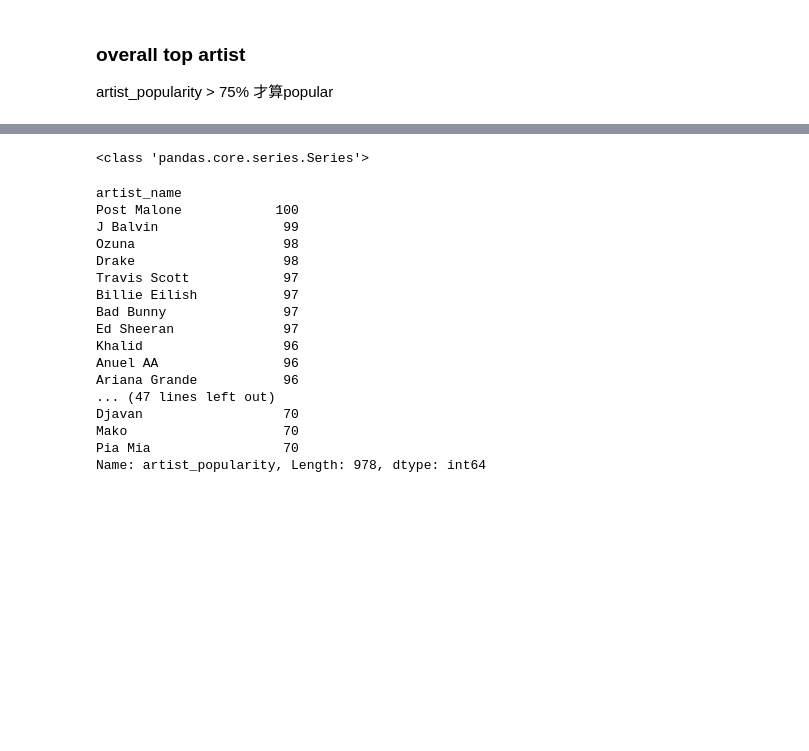
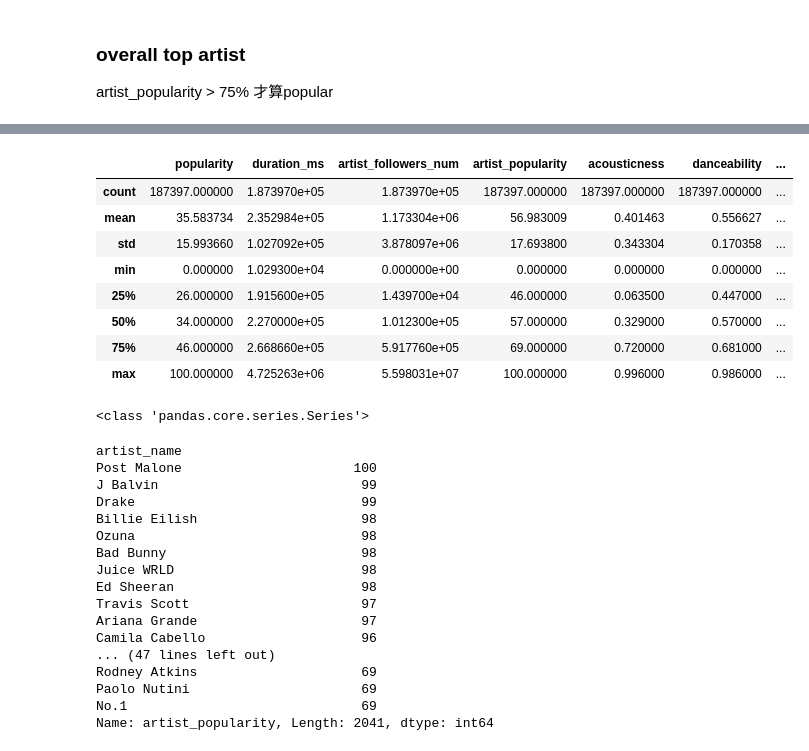
Before and after one commit to hsyho11/DataScience_NTU, a Jupyter notebook: wordcloud.ipynb, the cells around one changed output, grey strips where cells are left out. Saved outputs shown, nothing was run; the diff lists cells and outputs as text; code cells hidden in the pictures; blank space fills up the shorter version.

```diff
--- a/wordcloud.ipynb
+++ b/wordcloud.ipynb
@@ -45,7 +36,19 @@ data.describe()
+# %%
+df_desc
+# %% [output]
+|  | popularity | duration_ms | artist_followers_num | artist_popularity | acousticness | danceability | ... |
+| count | 187397.000000 | 1.873970e+05 | 1.873970e+05 | 187397.000000 | 187397.000000 | 187397.000000 | ... |
+| mean | 35.583734 | 2.352984e+05 | 1.173304e+06 | 56.983009 | 0.401463 | 0.556627 | ... |
+| std | 15.993660 | 1.027092e+05 | 3.878097e+06 | 17.693800 | 0.343304 | 0.170358 | ... |
+| min | 0.000000 | 1.029300e+04 | 0.000000e+00 | 0.000000 | 0.000000 | 0.000000 | ... |
+| 25% | 26.000000 | 1.915600e+05 | 1.439700e+04 | 46.000000 | 0.063500 | 0.447000 | ... |
+| 50% | 34.000000 | 2.270000e+05 | 1.012300e+05 | 57.000000 | 0.329000 | 0.570000 | ... |
+| 75% | 46.000000 | 2.668660e+05 | 5.917760e+05 | 69.000000 | 0.720000 | 0.681000 | ... |
+| max | 100.000000 | 4.725263e+06 | 5.598031e+07 | 100.000000 | 0.996000 | 0.986000 | ... |
 # %%
 # 權重計算
-tlist = data[data.artist_popularity.values>=70][['artist_popularity','artist_name']]
-tlist.index =data[data.artist_popularity.values>=70].artist_name
+tlist = data[data.artist_popularity.values>= df_desc['artist_popularity']['75%'] ][['artist_popularity','artist_name']]
+tlist.index =data[data.artist_popularity.values>= df_desc['artist_popularity']['75%'] ].artist_name
 tlist = tlist.drop_duplicates(['artist_name'])
 tlist = tlist['artist_popularity']
 print(type(tlist))
@@ -53,22 +56,22 @@ tlist.sort_values(ascending=False)
 # %% [output]
 <class 'pandas.core.series.Series'>
 artist_name
-Post Malone            100
-J Balvin                99
-Ozuna                   98
-Drake                   98
-Travis Scott            97
-Billie Eilish           97
-Bad Bunny               97
-Ed Sheeran              97
-Khalid                  96
-Anuel AA                96
-Ariana Grande           96
+Post Malone                      100
+J Balvin                          99
+Drake                             99
+Billie Eilish                     98
+Ozuna                             98
+Bad Bunny                         98
+Juice WRLD                        98
+Ed Sheeran                        98
+Travis Scott                      97
+Ariana Grande                     97
+Camila Cabello                    96
 ... (47 lines left out)
-Djavan                  70
-Mako                    70
-Pia Mia                 70
-Name: artist_popularity, Length: 978, dtype: int64
+Rodney Atkins                     69
+Paolo Nutini                      69
+No.1                              69
+Name: artist_popularity, Length: 2041, dtype: int64
 # %%
 from PIL import Image
 import os
```
Also changed, not shown: parts of 7 cells of this notebook.
